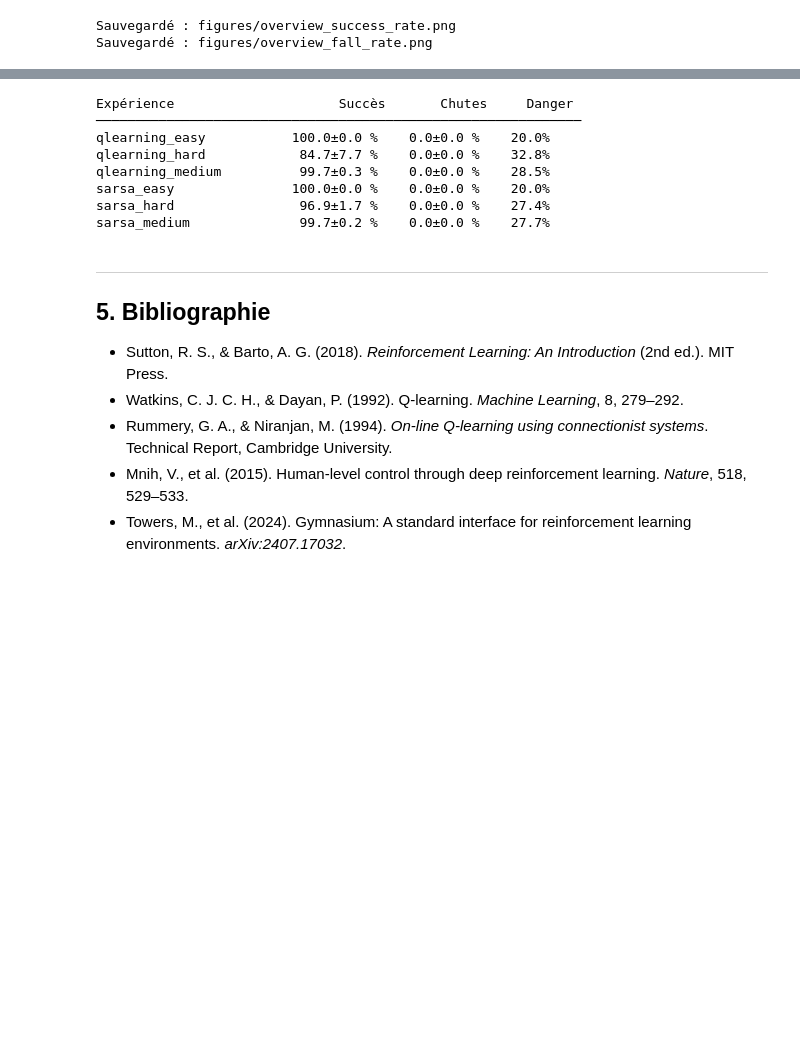
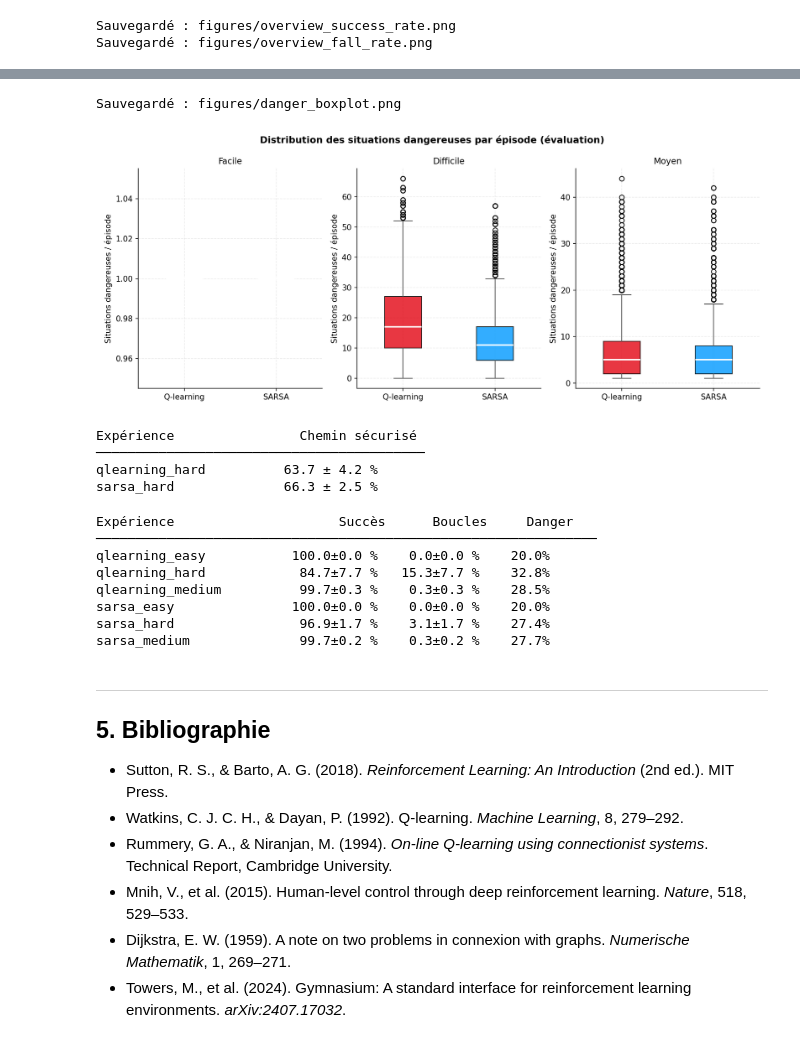
Before and after one commit to Ribraba/IFT-7201-Projet, a Jupyter notebook: FrozenLakeProject.ipynb, the cells around one changed output, grey strips where cells are left out. Saved outputs shown, nothing was run; the diff lists cells and outputs as text; code cells hidden in the pictures; blank space fills up the shorter version.

```diff
--- a/FrozenLakeProject.ipynb
+++ b/FrozenLakeProject.ipynb
@@ -156,22 +179,46 @@ Sauvegardé : figures/overview_fall_rate.png
+# %%
+plot_danger_boxplot(experiments, save_dir='figures')
+# %% [output]
+Sauvegardé : figures/danger_boxplot.png
+# %%
+display(Image('figures/danger_boxplot.png'))
+# %% [output]
+[figure, added]
+# %%
+# Taux de chemins sécurisés sur le cas Difficile (Dijkstra)
+print(f"{'Expérience':<22} {'Chemin sécurisé':>18}")
+print('─' * 42)
+for algo in ['qlearning', 'sarsa']:
+    exp_name = f'{algo}_hard'
+    rates = [e['safe_path_rate'] for e in experiments[exp_name]['evaluation']
+             if 'safe_path_rate' in e]
+    if rates:
+        m, s = np.mean(rates)*100, np.std(rates)*100
+        print(f"{exp_name:<22} {m:>5.1f} ± {s:<4.1f}%")
+# %% [output]
+Expérience                Chemin sécurisé
+──────────────────────────────────────────
+qlearning_hard          63.7 ± 4.2 %
+sarsa_hard              66.3 ± 2.5 %
 # %%
-print(f"{'Expérience':<24} {'Succès':>12} {'Chutes':>12} {'Danger':>10}")
-print('─' * 62)
+print(f"{'Expérience':<24} {'Succès':>12} {'Boucles':>12} {'Danger':>10}")
+print('─' * 64)
 for exp_name, data in sorted(experiments.items()):
-    sr = np.mean([e['success_rate'] for e in data['evaluation']]) * 100
-    fr = np.mean([e['fall_rate']    for e in data['evaluation']]) * 100
-    dr = np.mean([e['danger_rate']  for e in data['evaluation']]) * 100
-    ss = np.std ([e['success_rate'] for e in data['evaluation']]) * 100
-    fs = np.std ([e['fall_rate']    for e in data['evaluation']]) * 100
-    print(f"{exp_name:<24} {sr:>5.1f}±{ss:<4.1f}%  {fr:>5.1f}±{fs:<4.1f}%  {dr:>6.1f}%")
+    sr = np.mean([e['success_rate']  for e in data['evaluation']]) * 100
+    tr = np.mean([e['timeout_rate']  for e in data['evaluation']]) * 100
+    dr = np.mean([e['danger_rate']   for e in data['evaluation']]) * 100
+    ss = np.std ([e['success_rate']  for e in data['evaluation']]) * 100
+    ts = np.std ([e['timeout_rate']  for e in data['evaluation']]) * 100
+    print(f"{exp_name:<24} {sr:>5.1f}±{ss:<4.1f}%  {tr:>5.1f}±{ts:<4.1f}%  {dr:>6.1f}%")
 # %% [output]
-Expérience                     Succès       Chutes     Danger
-──────────────────────────────────────────────────────────────
+Expérience                     Succès      Boucles     Danger
+────────────────────────────────────────────────────────────────
 qlearning_easy           100.0±0.0 %    0.0±0.0 %    20.0%
-qlearning_hard            84.7±7.7 %    0.0±0.0 %    32.8%
-qlearning_medium          99.7±0.3 %    0.0±0.0 %    28.5%
+qlearning_hard            84.7±7.7 %   15.3±7.7 %    32.8%
+qlearning_medium          99.7±0.3 %    0.3±0.3 %    28.5%
 sarsa_easy               100.0±0.0 %    0.0±0.0 %    20.0%
-sarsa_hard                96.9±1.7 %    0.0±0.0 %    27.4%
-sarsa_medium              99.7±0.2 %    0.0±0.0 %    27.7%
+sarsa_hard                96.9±1.7 %    3.1±1.7 %    27.4%
+sarsa_medium              99.7±0.2 %    0.3±0.2 %    27.7%
 # %% [markdown]
 ---
 ## 5. Bibliographie
@@ -180,4 +227,5 @@ sarsa_medium              99.7±0.2 %    0.0±0.0 %    27.7%
 - Watkins, C. J. C. H., & Dayan, P. (1992). Q-learning. *Machine Learning*, 8, 279–292.
 - Rummery, G. A., & Niranjan, M. (1994). *On-line Q-learning using connectionist systems*. Technical Report, Cambridge University.
 - Mnih, V., et al. (2015). Human-level control through deep reinforcement learning. *Nature*, 518, 529–533.
+- Dijkstra, E. W. (1959). A note on two problems in connexion with graphs. *Numerische Mathematik*, 1, 269–271.
 - Towers, M., et al. (2024). Gymnasium: A standard interface for reinforcement learning environments. *arXiv:2407.17032*.
```
Also changed, not shown: parts of 7 cells of this notebook.
